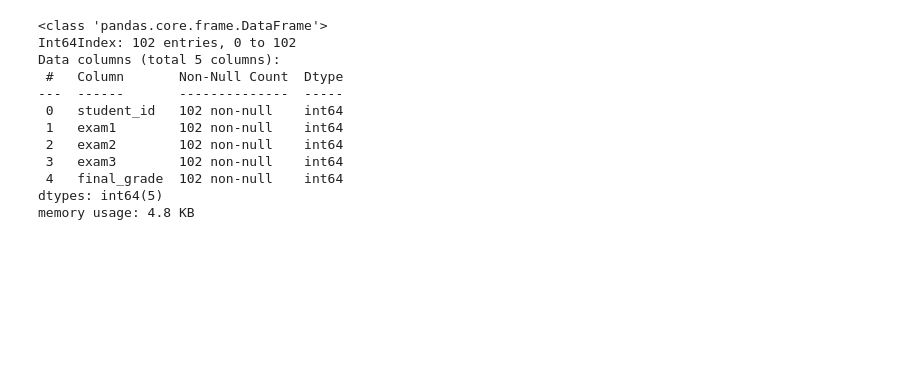
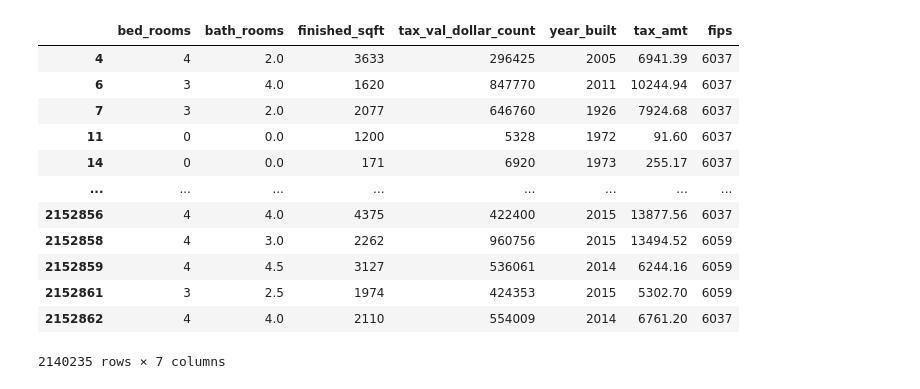
Before and after one commit to yuvia-cardenas/regression-exercises, a Jupyter notebook: reg_wrangle_prt1.ipynb, the cells around one changed output. Cells and saved outputs as stored; diff of their text form; code cells hidden in the pictures; blank space fills up the shorter version.

Commit message:
add zillow

```diff
--- a/reg_wrangle_prt1.ipynb
+++ b/reg_wrangle_prt1.ipynb
@@ -6,0 +63,16 @@ from env import host, user, pwd
+# %%
+wrangle_zillow()
+# %% [output]
+|  | bed_rooms | bath_rooms | finished_sqft | tax_val_dollar_count | year_built | tax_amt | fips |
+| 4 | 4 | 2.0 | 3633 | 296425 | 2005 | 6941.39 | 6037 |
+| 6 | 3 | 4.0 | 1620 | 847770 | 2011 | 10244.94 | 6037 |
+| 7 | 3 | 2.0 | 2077 | 646760 | 1926 | 7924.68 | 6037 |
+| 11 | 0 | 0.0 | 1200 | 5328 | 1972 | 91.60 | 6037 |
+| 14 | 0 | 0.0 | 171 | 6920 | 1973 | 255.17 | 6037 |
+| ... | ... | ... | ... | ... | ... | ... | ... |
+| 2152856 | 4 | 4.0 | 4375 | 422400 | 2015 | 13877.56 | 6037 |
+| 2152858 | 4 | 3.0 | 2262 | 960756 | 2015 | 13494.52 | 6059 |
+| 2152859 | 4 | 4.5 | 3127 | 536061 | 2014 | 6244.16 | 6059 |
+| 2152861 | 3 | 2.5 | 1974 | 424353 | 2015 | 5302.70 | 6059 |
+| 2152862 | 4 | 4.0 | 2110 | 554009 | 2014 | 6761.20 | 6037 |
+2140235 rows × 7 columns
@@ -49,21 +122,3 @@ def wrangle_grades():
     df = df.astype('int')
 
     return df
-# %%
-# Let's test out or wrangle function from above.
-
-df = wrangle_grades()
-df.info()
-# %% [output]
-<class 'pandas.core.frame.DataFrame'>
-Int64Index: 102 entries, 0 to 102
-Data columns (total 5 columns):
- #   Column       Non-Null Count  Dtype
----  ------       --------------  -----
- 0   student_id   102 non-null    int64
- 1   exam1        102 non-null    int64
- 2   exam2        102 non-null    int64
- 3   exam3        102 non-null    int64
- 4   final_grade  102 non-null    int64
-dtypes: int64(5)
-memory usage: 4.8 KB
```
Also changed, not shown: parts of 27 cells of this notebook.
